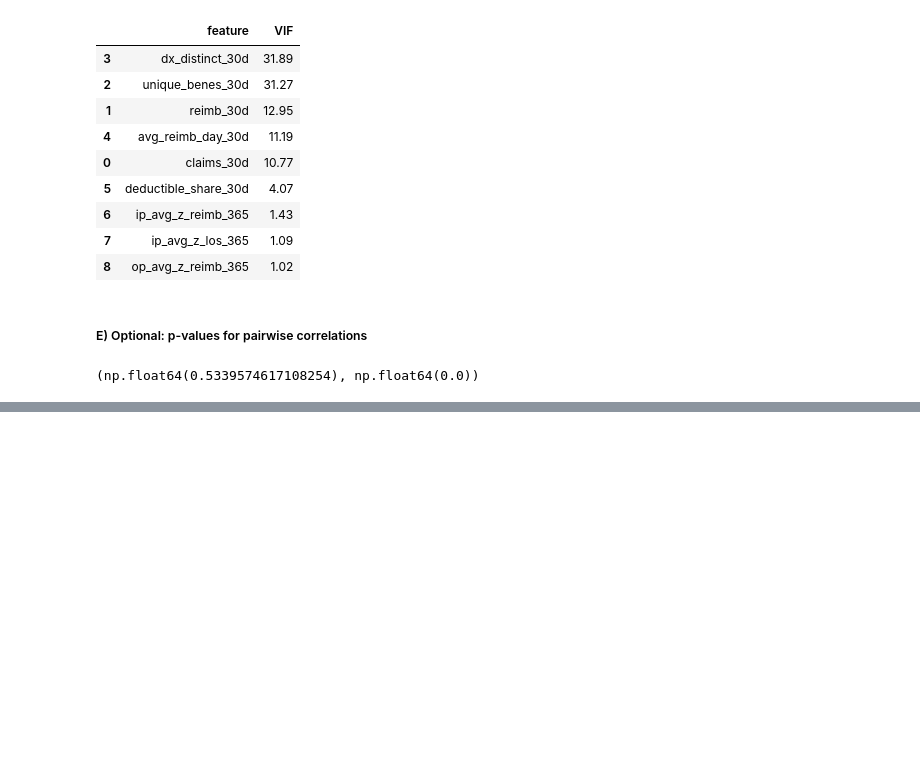
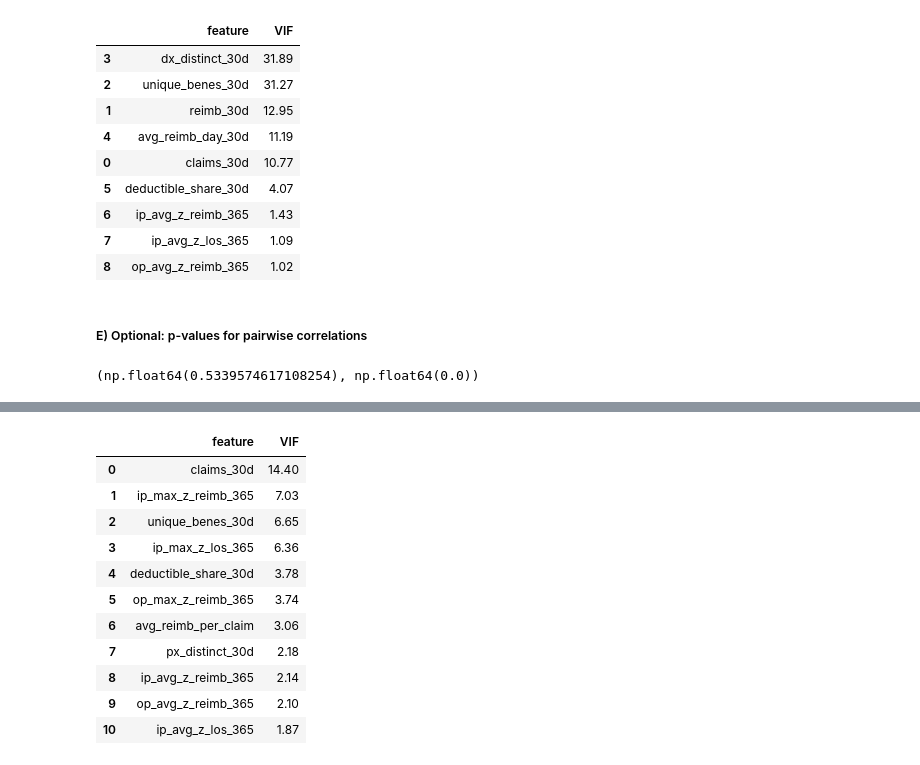
Before and after one commit to Healthcare-Fraud-Detection-System/Healthcare-Fraud-Detection-System, a Jupyter notebook: Project/3) Exploratory Analysis + Sanity Checks/3.1-3.3.ipynb, the cells around one changed output, grey strips where cells are left out. Saved outputs shown, nothing was run; the diff lists cells and outputs as text; code cells hidden in the pictures; blank space fills up the shorter version.

Commit message:
finalizing 3.5

```diff
--- a/Project/3) Exploratory Analysis + Sanity Checks/3.1-3.2.ipynb
+++ b/Project/3) Exploratory Analysis + Sanity Checks/3.1-3.3.ipynb
@@ -993,0 +1064,84 @@ r, p
+# %%
+import numpy as np
+import pandas as pd
+from statsmodels.stats.outliers_influence import variance_inflation_factor
+
+# Ensure the chosen "average" exists
+if "avg_reimb_per_claim" not in providers.columns:
+    if {"reimb_30d", "claims_30d"}.issubset(providers.columns):
+        providers["avg_reimb_per_claim"] = providers["reimb_30d"] / \
+            providers["claims_30d"].replace({0: np.nan})
+    else:
+        raise ValueError(
+            "avg_reimb_per_claim not found and reimb_30d/claims_30d not present to derive it.")
+
+# Start from a clean candidate set
+base_keep = [
+    "claims_30d",
+    "avg_reimb_per_claim",
+    "deductible_share_30d",
+    "ip_avg_z_reimb_365",
+    "ip_avg_z_los_365",
+    "op_avg_z_reimb_365",
+]
+# Include any other columns you want to keep safe from auto-dropping
+present_keep = [c for c in base_keep if c in providers.columns]
+
+# Drop the ones need to be removed
+to_drop = [c for c in ["dx_distinct_30d", "reimb_30d",
+                       "avg_reimb_day_30d"] if c in providers.columns]
+Xdf = providers.drop(columns=to_drop, errors="ignore")
+
+# Build the working feature list: numeric cols intersecting with our current frame
+num_cols = Xdf.select_dtypes(include=[np.number]).columns.tolist()
+# Only consider columns that actually exist
+candidate_cols = sorted(set(present_keep + num_cols))
+
+# VIF helper
+def compute_vif(df, cols):
+    X = df[cols].dropna()
+    if X.empty or X.shape[1] < 2:
+        return pd.DataFrame({"feature": cols, "VIF": [np.nan]*len(cols)})
+    vif = pd.DataFrame({
+        "feature": X.columns,
+        "VIF": [variance_inflation_factor(X.values, i) for i in range(X.shape[1])]
+    }).sort_values("VIF", ascending=False).reset_index(drop=True)
+    return vif
+
+
+# Iterate VIF until all below threshold, protecting your chosen keepers
+VIF_THRESHOLD = 10.0
+
+selected = candidate_cols[:]
+dropped = []
+
+while True:
+    vif = compute_vif(Xdf, [c for c in selected if c in Xdf.columns])
+    # stop if all under threshold or vif calc not meaningful
+    if vif["VIF"].dropna().le(VIF_THRESHOLD).all() or vif["VIF"].dropna().empty:
+        break
+    # pick the worst offender
+    worst = vif.iloc[0]
+    feat = worst["feature"]
+    if worst["VIF"] <= VIF_THRESHOLD:
+        break
+    # don't drop protected features; if worst is protected, try next
+    protected = set(present_keep)
+    # find first unprotected with VIF > threshold
+    offenders = [r["feature"] for _, r in vif.iterrows(
+    ) if r["VIF"] > VIF_THRESHOLD and r["feature"] not in protected]
+    if not offenders:
+        # nothing more we can drop without touching protected features
+        break
+    to_remove = offenders[0]
+    selected.remove(to_remove)
+    dropped.append((to_remove, float(worst["VIF"])))
+
+final_vif = compute_vif(Xdf, [c for c in selected if c in Xdf.columns])
+
+print("Dropped features due to high VIF (in order):")
+for name, v in dropped:
+    print(f" - {name}: VIF {v:,.2f}")
+print("\nFinal selected features:", selected)
+final_vif
+# %% [output]
@@ -993,0 +1151,12 @@ r, p
+|  | feature | VIF |
+| 0 | claims_30d | 14.40 |
+| 1 | ip_max_z_reimb_365 | 7.03 |
+| 2 | unique_benes_30d | 6.65 |
+| 3 | ip_max_z_los_365 | 6.36 |
+| 4 | deductible_share_30d | 3.78 |
+| 5 | op_max_z_reimb_365 | 3.74 |
+| 6 | avg_reimb_per_claim | 3.06 |
+| 7 | px_distinct_30d | 2.18 |
+| 8 | ip_avg_z_reimb_365 | 2.14 |
+| 9 | op_avg_z_reimb_365 | 2.10 |
+| 10 | ip_avg_z_los_365 | 1.87 |
```
Also changed, not shown: parts of 26 cells of this notebook, 16 other files.
